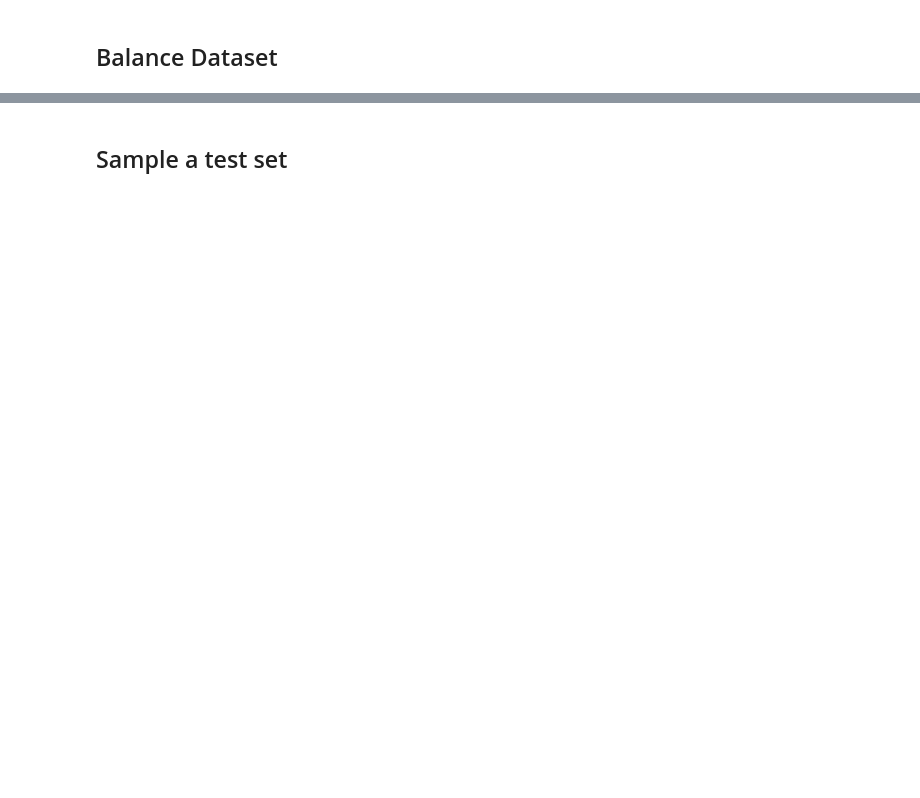
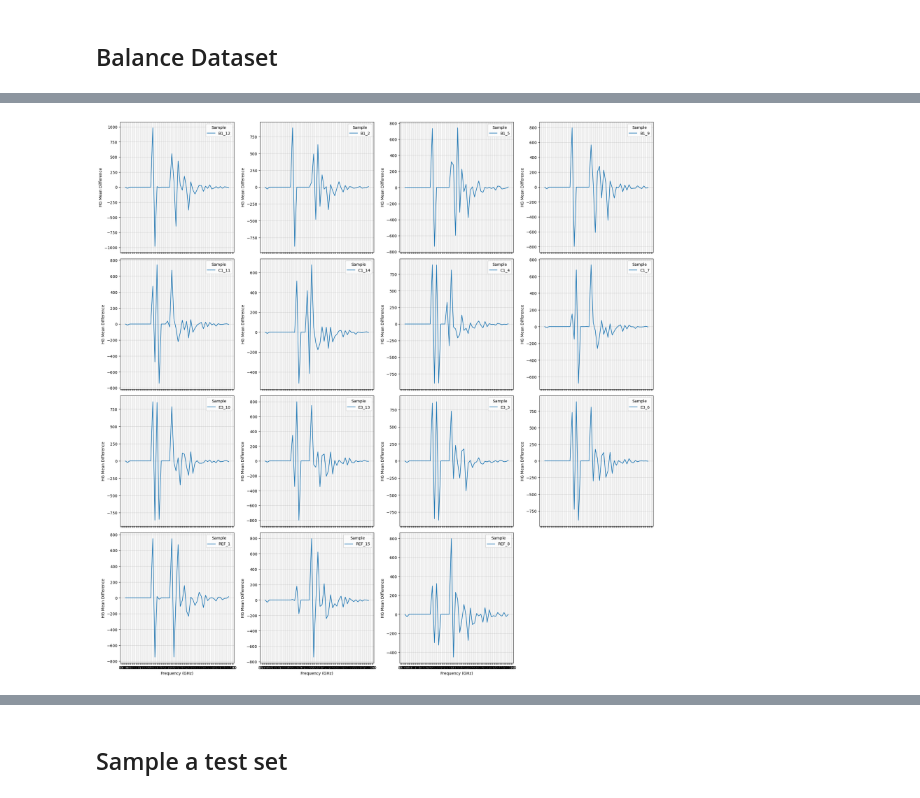
Before and after one commit to danimp94/PLASTICS-THz, a Jupyter notebook: src/scripts/notebook/Freq_Optimizacion_other_models.ipynb, the cells around one changed output, grey strips where cells are left out. Cells and saved outputs as stored; diff of their text form; code cells hidden in the pictures; blank space fills up the shorter version.

```diff
--- a/src/scripts/notebook/Freq_Optimizacion_other_models.ipynb
+++ b/src/scripts/notebook/Freq_Optimizacion_other_models.ipynb
@@ -215,0 +216,79 @@ Mode value: 1132
+# %%
+# Group by 'Sample' and 'Frequency (GHz)' and calculate the mean and standard deviation
+mean_std_df = df.groupby(['Sample', 'Frequency (GHz)']).agg(
+    LG_mean=('LG (mV)', 'mean'),
+    LG_std=('LG (mV)', 'std'),
+    HG_mean=('HG (mV)', 'mean'),
+    HG_std=('HG (mV)', 'std')
+).reset_index()
+
+print(mean_std_df)
+
+# Substract the HG mean value of the previous frequency to create a new input dataset with n-1
+# Create a new DataFrame to store the differences
+diff_df = mean_std_df.copy()
+
+# Calculate the difference in HG and LGmean values between consecutive frequencies for each sample
+diff_df['HG_mean_diff'] = diff_df.groupby('Sample')['HG_mean'].diff()
+diff_df['LG_mean_diff'] = diff_df.groupby('Sample')['LG_mean'].diff()
+
+# rows where the difference could not be calculated are equal to 0
+diff_df['HG_mean_diff'] = diff_df['HG_mean_diff'].fillna(0)
+diff_df['LG_mean_diff'] = diff_df['LG_mean_diff'].fillna(0)
+
+# # Drop rows where the difference could not be calculated (i.e., the first frequency for each sample)
+# diff_df = diff_df.dropna(subset=['HG_mean_diff'])
+
+print(diff_df)
+
+
+# Plot the difference in HG mean values for each sample
+unique_samples = diff_df['Sample'].unique()
+
+fig, axes = plt.subplots((len(unique_samples) + 3) // 4, 4, figsize=(20, 5 * ((len(unique_samples) + 3) // 4)), sharex=True)
+
+for i, sample in enumerate(unique_samples):
+    row, col = divmod(i, 4)
+    sample_df = diff_df[diff_df['Sample'] == sample]
+    sample_df.plot(x='Frequency (GHz)', y='HG_mean_diff', ax=axes[row, col], label=sample)
+    axes[row, col].set_ylabel('HG Mean Difference')
+    axes[row, col].legend(title='Sample')
+    axes[row, col].xaxis.set_major_locator(plt.MaxNLocator(integer=True))  # Ensure integer ticks
+    axes[row, col].xaxis.set_major_locator(plt.MultipleLocator(5))  # Add more ticks
+    axes[row, col].grid(True, alpha=0.5)  # Add grid with transparency
+
+for j in range(i + 1, len(axes.flatten())):
+    fig.delaxes(axes.flatten()[j])
+
+axes[-1, 0].set_xlabel('Frequency (GHz)')
+plt.tight_layout()
+plt.show()
+
+
+# Plot the difference in HG mean values for each group of samples starting with the same letter
+unique_sample_groups = sorted(set(sample[0] for sample in unique_samples))
+
+# Calculate the number of rows needed
+n_rows = len(unique_sample_groups)
+
+fig, axes = plt.subplots(n_rows, 1, figsize=(20, 5 * n_rows), sharex=True)
+
+# Ensure axes is always a 1D array
+if n_rows == 1:
+    axes = np.array([axes])
+
+for i, group in enumerate(unique_sample_groups):
+    group_samples = [sample for sample in unique_samples if sample.startswith(group)]
+    for sample in group_samples:
+        sample_df = diff_df[diff_df['Sample'] == sample]
+        sample_df.plot(x='Frequency (GHz)', y='HG_mean_diff', ax=axes[i], label=sample)
+    axes[i].set_ylabel('HG Mean Difference')
+    axes[i].legend(title='Sample')
+    axes[i].xaxis.set_major_locator(plt.MaxNLocator(integer=True))  # Ensure integer ticks
+    axes[i].xaxis.set_major_locator(plt.MultipleLocator(5))  # Add more ticks
+    axes[i].grid(True, alpha=0.5)  # Add grid with transparency
+
+axes[-1].set_xlabel('Frequency (GHz)')
+plt.tight_layout()
+plt.show()
+# %% [output]
@@ -215,0 +312 @@ Mode value: 1132
+[figure, added]
```
Also changed, not shown: parts of 9 cells of this notebook.
